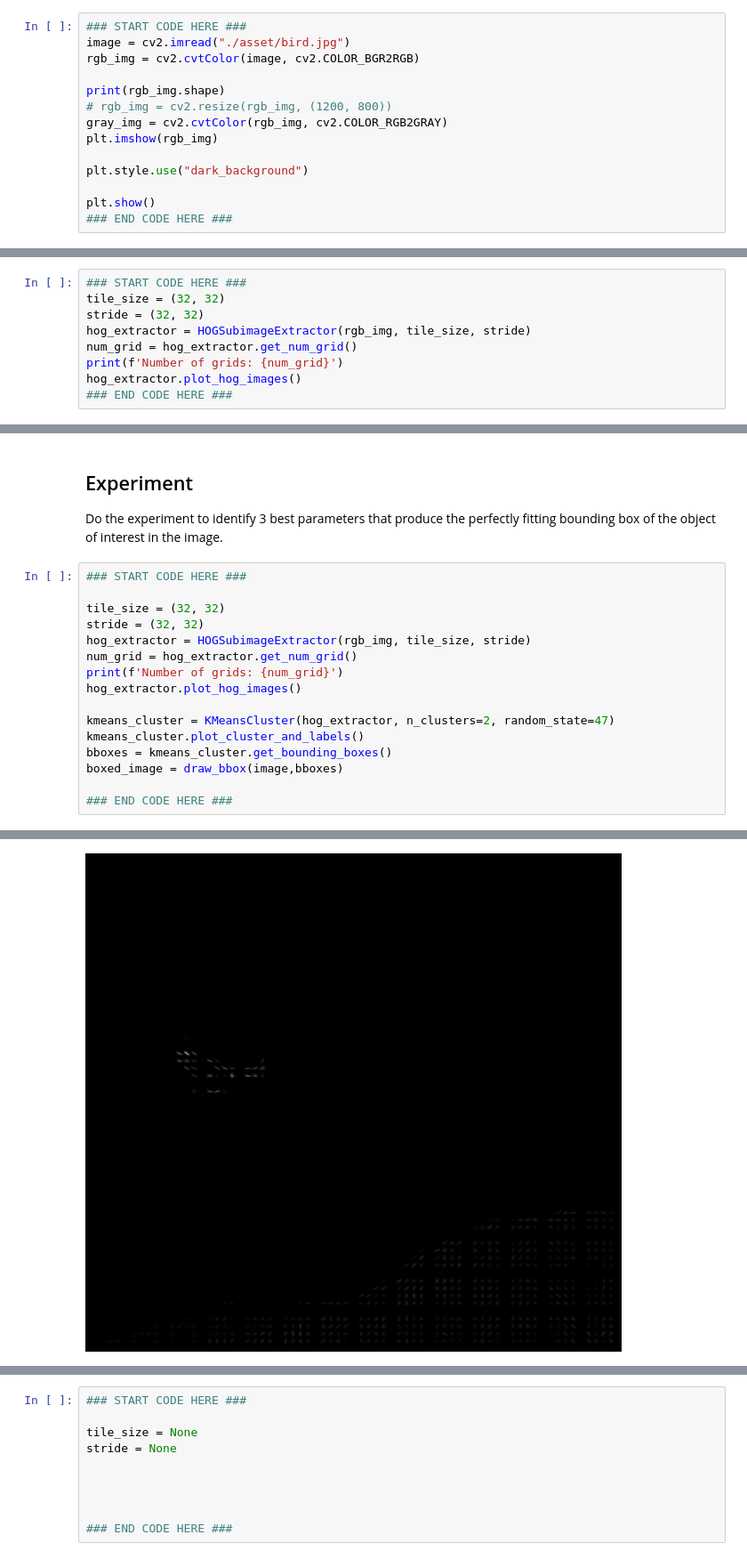
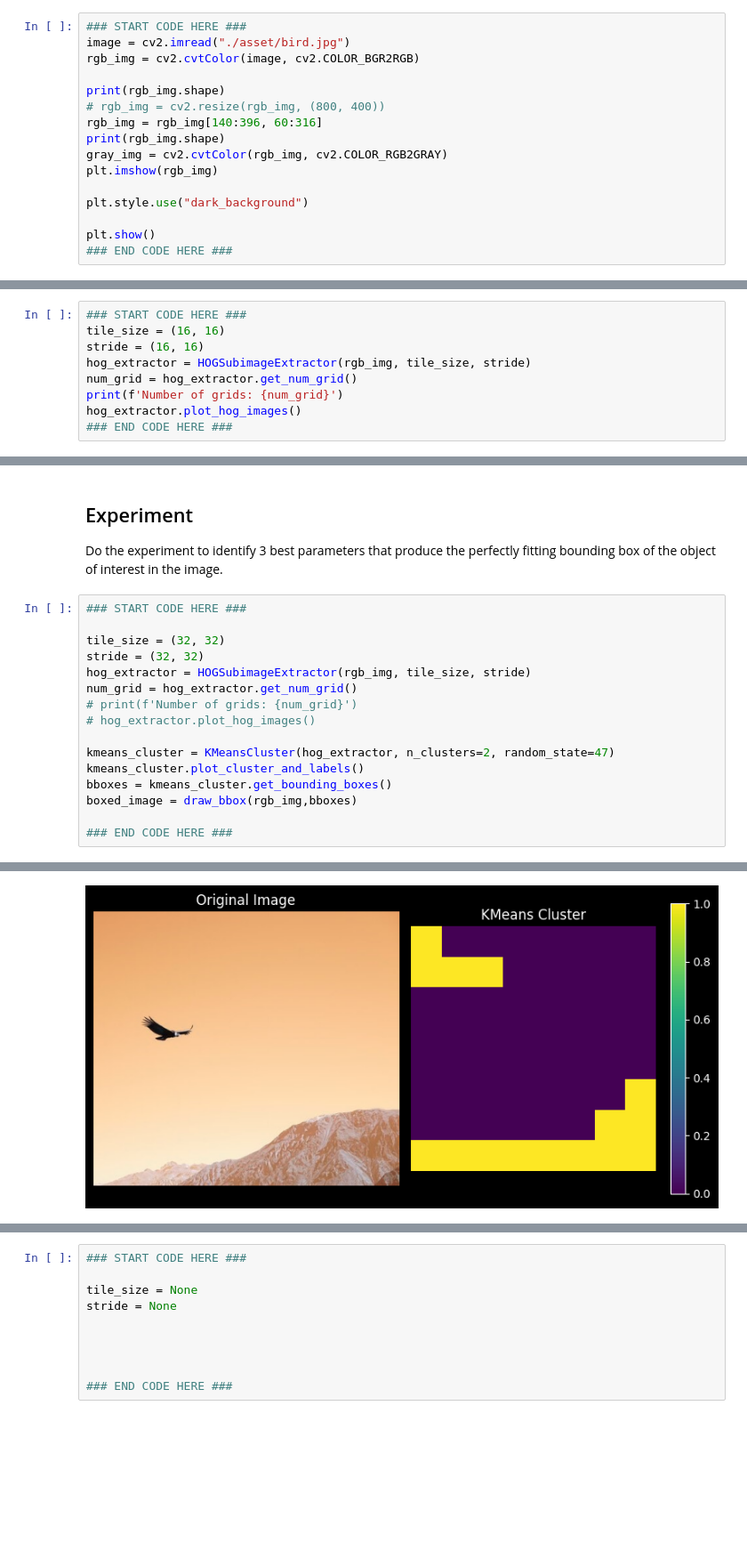
Before and after one commit to pomneii/Image-Processing, a Jupyter notebook: Lab3_Image-Segmentation/Lab3_Image Segmentation.ipynb, the cells around one changed output, grey strips where cells are left out. Shown: that part at 89% size. Cells and saved outputs as stored; diff of their text form; blank space fills up the shorter version.

```diff
--- a/Lab3_Image-Segmentation/Lab3_Image Segmentation.ipynb
+++ b/Lab3_Image-Segmentation/Lab3_Image Segmentation.ipynb
@@ -27,7 +30,9 @@ image = cv2.imread("./asset/bird.jpg")
 rgb_img = cv2.cvtColor(image, cv2.COLOR_BGR2RGB)
 
 print(rgb_img.shape)
-# rgb_img = cv2.resize(rgb_img, (1200, 800))
+# rgb_img = cv2.resize(rgb_img, (800, 400))
+rgb_img = rgb_img[140:396, 60:316]
+print(rgb_img.shape)
 gray_img = cv2.cvtColor(rgb_img, cv2.COLOR_RGB2GRAY)
 plt.imshow(rgb_img)
 
@@ -201,8 +227,8 @@ Let's use `HOGSubimageExtractor()` in the cell below.
 </details>
 # %%
 ### START CODE HERE ###
-tile_size = (32, 32)
-stride = (32, 32)
+tile_size = (16, 16)
+stride = (16, 16)
 hog_extractor = HOGSubimageExtractor(rgb_img, tile_size, stride)
 num_grid = hog_extractor.get_num_grid()
 print(f'Number of grids: {num_grid}')
@@ -392,13 +382,13 @@ tile_size = (32, 32)
 stride = (32, 32)
 hog_extractor = HOGSubimageExtractor(rgb_img, tile_size, stride)
 num_grid = hog_extractor.get_num_grid()
-print(f'Number of grids: {num_grid}')
-hog_extractor.plot_hog_images()
+# print(f'Number of grids: {num_grid}')
+# hog_extractor.plot_hog_images()
 
 kmeans_cluster = KMeansCluster(hog_extractor, n_clusters=2, random_state=47)
 kmeans_cluster.plot_cluster_and_labels()
 bboxes = kmeans_cluster.get_bounding_boxes()
-boxed_image = draw_bbox(image,bboxes)
+boxed_image = draw_bbox(rgb_img,bboxes)
 
 ### END CODE HERE ###
 # %% [output]
@@ -406 +402 @@ Number of grids: (13, 14)
-[figure, old version]
+[figure, new version]
```
Also changed, not shown: parts of 10 cells of this notebook.
